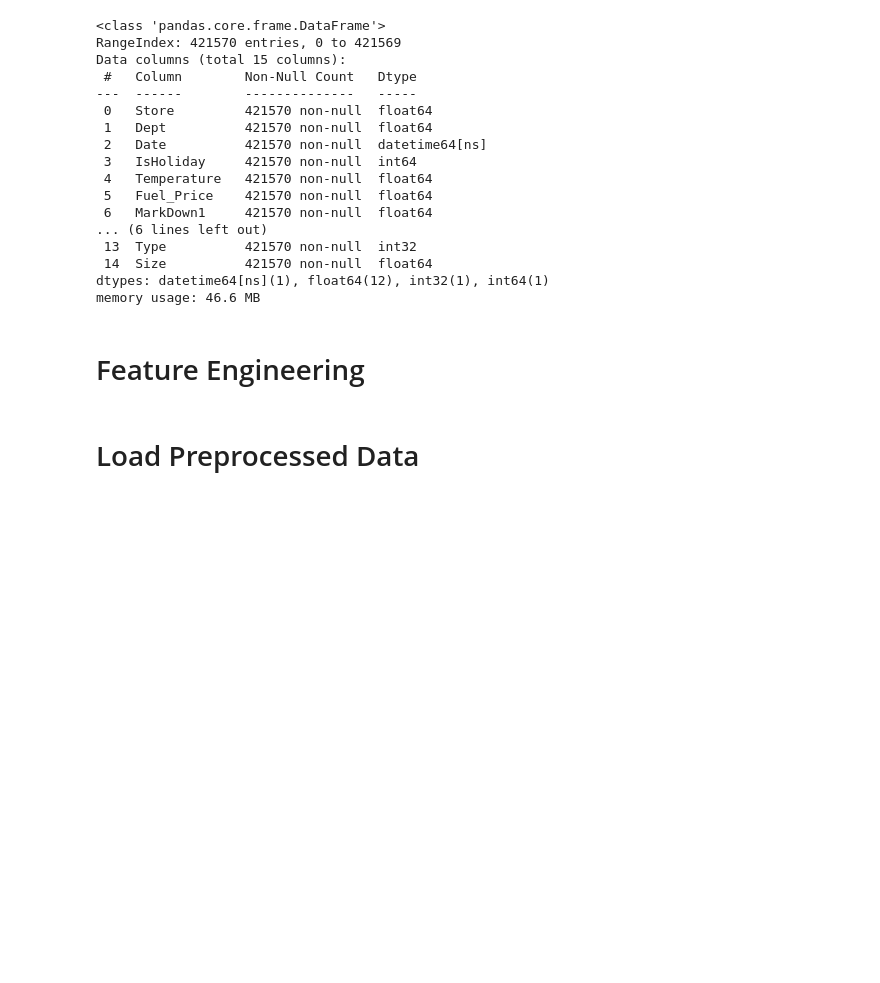
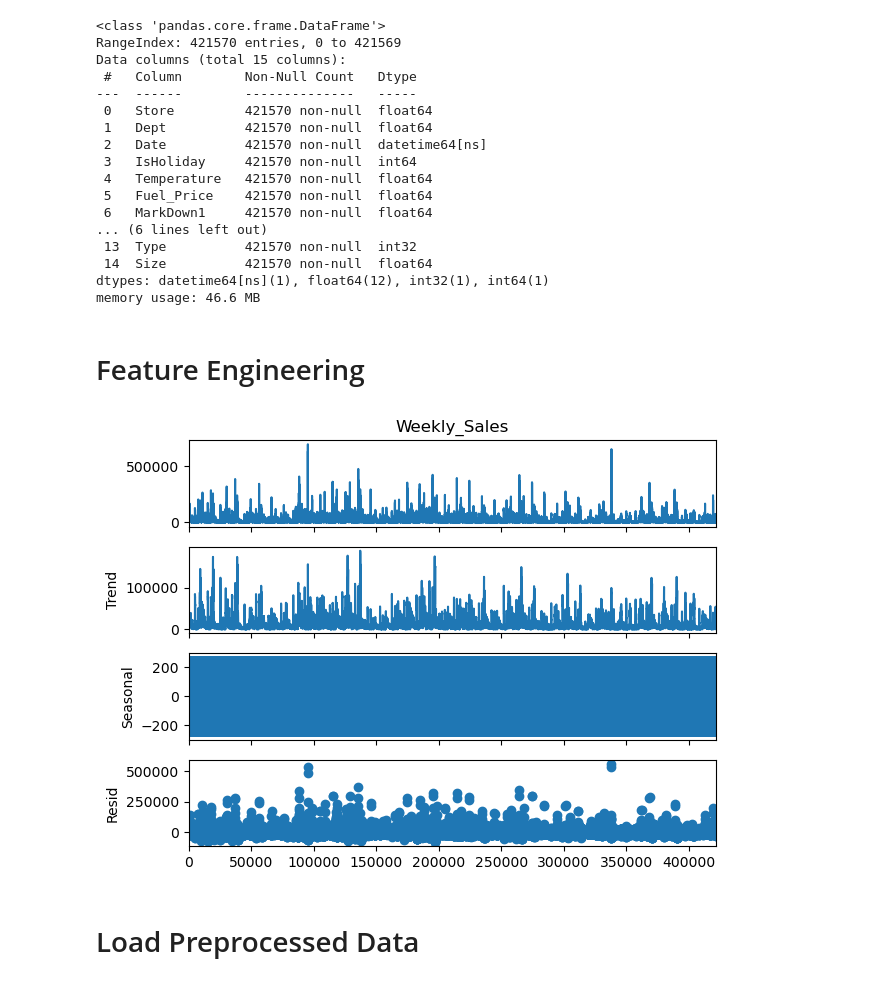
Before and after one commit to MaysoonHelmy/Sales-Forecasting-Description, a Jupyter notebook: Data Preprocessing & Feature Engineering.ipynb, the cells around one changed output. Drawn from its saved outputs; the diff is of its cells as text; code cells hidden in the pictures; blank space fills up the shorter version.

```diff
--- a/Data Preprocessing & Feature Engineering.ipynb
+++ b/Data Preprocessing & Feature Engineering.ipynb
@@ -222,6 +223,19 @@ x_test['DaysToHoliday'] = x_test.groupby(['Store', 'Dept'])['IsHoliday'].transfo
 # MarkDown total
 x_train['MarkDown_Total'] = x_train[markdown_cols].sum(axis=1)
 x_test['MarkDown_Total'] = x_test[markdown_cols].sum(axis=1)
+# %%
+# Calculate 4-week rolling average for Weekly_Sales in training data
+x_train['Weekly_Sales_Rolling4'] = y_train.rolling(window=4, min_periods=1).mean()
+
+# Seasonal decomposition  on Weekly_Sales (
+result = seasonal_decompose(y_train, model='additive', period=52)
+
+# Plot the decomposition
+result.plot()
+plt.tight_layout()
+plt.show()
+# %% [output]
+[figure, added]
 # %% [markdown]
 # Load Preprocessed Data
 # %%
```
Also changed, not shown: parts of 1 cell of this notebook.
